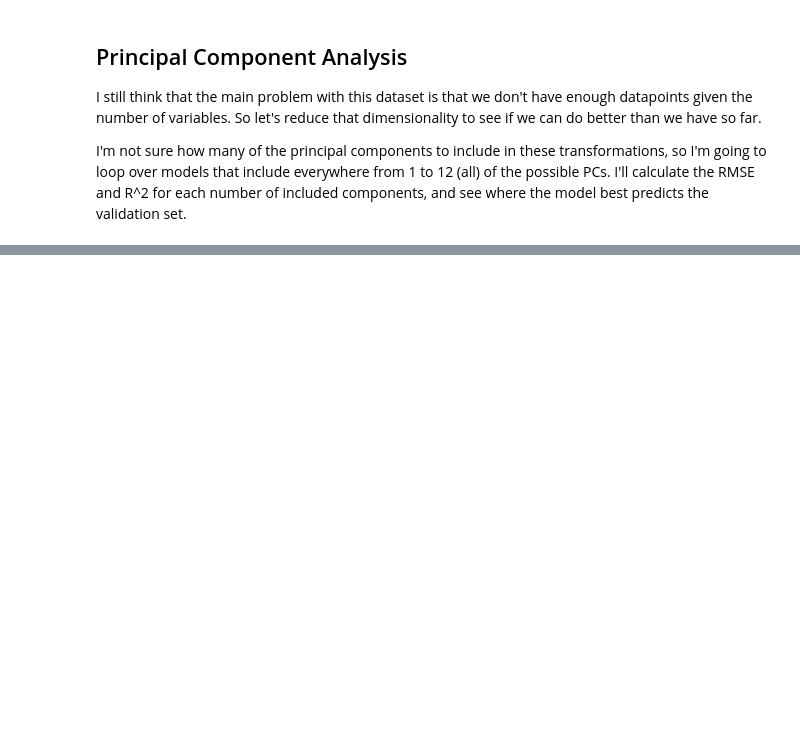
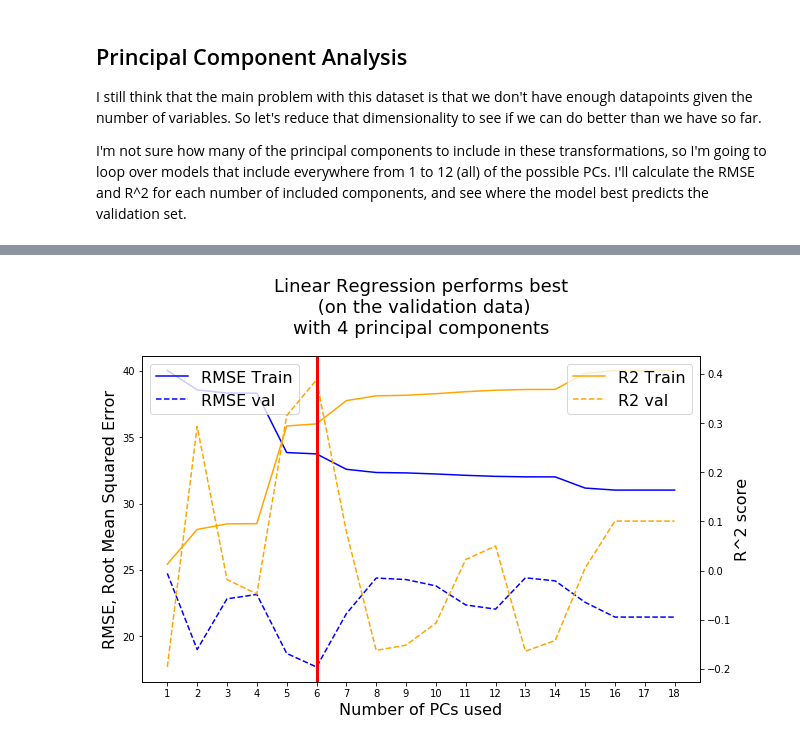
Before and after one commit to LambdaSchool/DS-Unit-2-Sprint-4-Model-Validation, a Jupyter notebook: module-1-begin-modeling-process/LS_DS_241_Begin_modeling_process_Assignment.ipynb, the cells around one changed output, grey strips where cells are left out. Cells and saved outputs as stored; diff of their text form; code cells hidden in the pictures; blank space fills up the shorter version.

```diff
--- a/module-1-begin-modeling-process/LS_DS_241_Begin_modeling_process_Assignment.ipynb
+++ b/module-1-begin-modeling-process/LS_DS_241_Begin_modeling_process_Assignment.ipynb
@@ -481,0 +585,14 @@ R2
+# %%
+# Once more, with 14 PCs, for the scorecard
+pipeline = make_pipeline(
+    ce.OneHotEncoder(use_cat_names=True),
+    StandardScaler(),
+    PCA(n_components=14),
+    LinearRegression())
+pipeline.fit(X_train, y_train)
+y_pred = pipeline.predict(X_validate)
+
+RMSE, R2 = score_predictions(y_validate, y_pred)
+scorecard = scorecard.append({'Model':'PCA with all categoricals and 14 PCs', 'RMSE':RMSE, 'R2':R2},
+                ignore_index=True)
+scorecard
@@ -481,0 +650,22 @@ R2
+# %%
+# Plotting it all together...
+fig, ax1 = plt.subplots(figsize=(10,6))
+x_vals = np.arange(1,19)
+ax1.plot(x_vals, RMSE_train_list, color='b', label='RMSE Train')
+ax1.plot(x_vals, RMSE_val_list, color='b', linestyle='--', label='RMSE val')
+ax1.legend(loc='upper left', fontsize=16);
+ax1.set_ylabel('RMSE, Root Mean Squared Error', fontsize=16);
+ax1.set_xlabel('Number of PCs used', fontsize=16);
+ax1.set_xticks(x_vals)
+
+ax2 = ax1.twinx()
+ax2.plot(x_vals, R2_train_list, color='orange', label='R2 Train')
+ax2.plot(x_vals, R2_val_list, color='orange', linestyle='--', label='R2 val')
+ax2.legend(loc='upper right', fontsize=16);
+ax2.set_ylabel('R^2 score', fontsize=16);
+
+ax2.axvline(x=6, color='r', linewidth=3);
+plt.title('Linear Regression performs best\n (on the validation data)\nwith 4 principal components',
+         fontsize=18, y=1.05);
+# %% [output]
+[figure, added]
```
Also changed, not shown: parts of 23 cells of this notebook.
